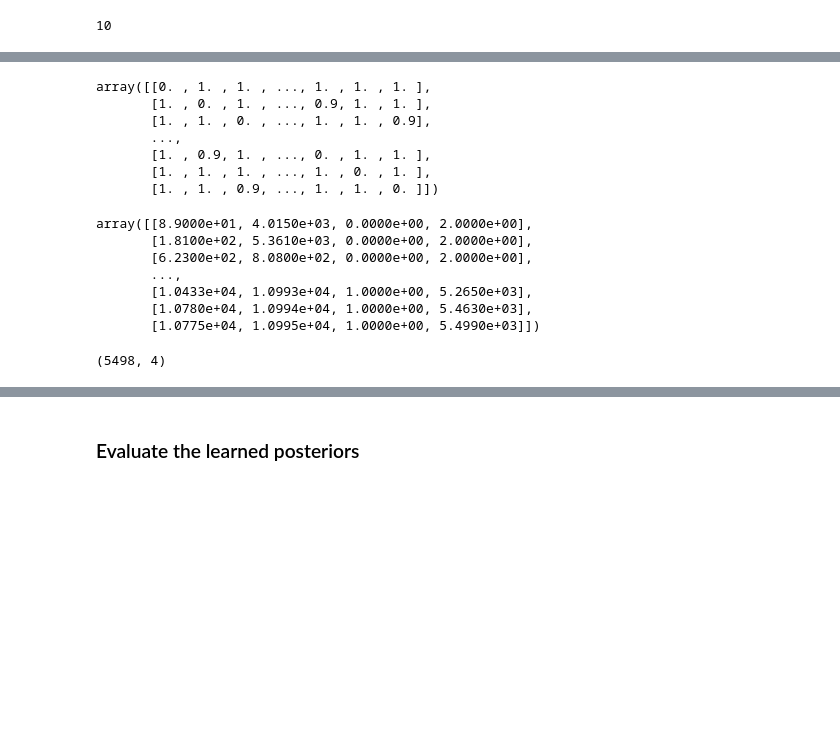
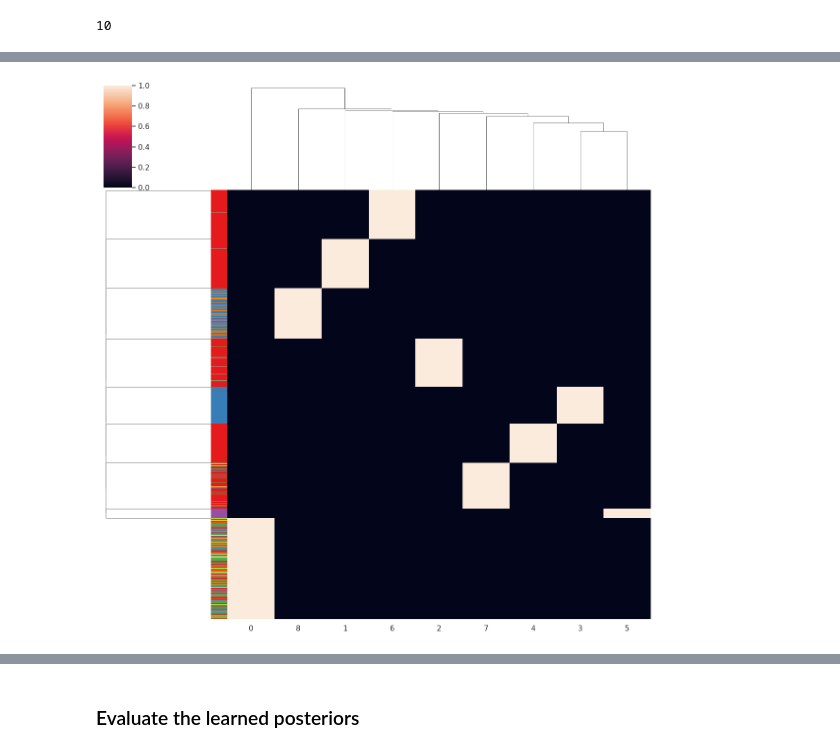
Before and after one commit to daklab/Leaflet-analysis, a Jupyter notebook: tabula_muris_brain/Leaflet/run_mixture_model_TM_SS2.ipynb, the cells around one changed output, grey strips where cells are left out. Saved outputs shown, nothing was run; the diff lists cells and outputs as text; code cells hidden in the pictures; blank space fills up the shorter version.

```diff
--- a/tabula_muris_brain/Leaflet/run_mixture_model_TM_SS2.ipynb
+++ b/tabula_muris_brain/Leaflet/run_mixture_model_TM_SS2.ipynb
@@ -69,9 +74,9 @@ hypers["eta"]
 ### load_cluster_data takes ~ 5 minutes for ss2 brain data....
 # %%
 # this folder contains input data for each tissue cell type sample
-input_files_folder = '/gpfs/commons/groups/knowles_lab/Karin/Leaflet-analysis-WD/TabulaMurisBrain/Brain/train/'
+input_files_folder = '/gpfs/commons/groups/knowles_lab/Karin/Leaflet-analysis-WD/TabulaMurisBrain/MLCB_Brain_true/train/'
 
-final_data, coo_counts_sparse, coo_cluster_sparse, cell_ids_conversion, junction_ids_conversion = load_cluster_data(
-    input_folder = input_files_folder)
+final_data, coo_counts_sparse, coo_cluster_sparse, cell_ids_conversion, junction_ids_conversion = load_cluster_data.load_cluster_data(
+    input_folder = input_files_folder, has_genes="yes")
 # %% [output]
 Reading in data from folder ...
@@ -107,8 +144,7 @@ torch.manual_seed(0)
 
 num_trials = 10 # should also be an argument that gets fed in
 num_iters = 100 # should also be an argument that gets fed in
-
-#K = 10
+K = 50
 
 # loop over the number of trials (for now just testing using one trial but in general need to evaluate how performance is affected by number of trials)
 #reload(betabinomo_mix_singlecells)
@@ -227,35 +304,0 @@ array([[1. , 0. , 0. , ..., 0. , 0. , 0. ],
-# %%
-# 2. Distance Matrix: Convert the consensus matrix to a distance matrix. Since the values in the consensus matrix range from 0 to 1, the distance can be computed
-# as distance = 1 - consensus_value. This ensures that cells frequently clustered together (high consensus value) have a small distance, while those rarely clustered together have a large distance.
-
-distance_matrix = 1 - normalized_matrix
-distance_matrix # <- want this to be the distance to feed into hierarchical clustering
-
-# one clustering derived from the 10 clustering results
-# is this cell incositenctly clustere
-# conensus clustering to get onto UMAP
-# per cell stability measure to plot, for every cell have its neighbors, maybe can calculate entropy on that somehow
-
-# L1 distance?
-# %% [output]
-array([[0. , 1. , 1. , ..., 1. , 1. , 1. ],
-       [1. , 0. , 1. , ..., 0.9, 1. , 1. ],
-       [1. , 1. , 0. , ..., 1. , 1. , 0.9],
-       ...,
-       [1. , 0.9, 1. , ..., 0. , 1. , 1. ],
-       [1. , 1. , 1. , ..., 1. , 0. , 1. ],
-       [1. , 1. , 0.9, ..., 1. , 1. , 0. ]])
-# %%
-#3. Consensus Clustering: Use the distance matrix as input to a clustering algorithm, such as hierarchical clustering or k-means, to obtain consensus clusters.
-# Ensure to choose an appropriate distance metric and linkage criterion if using hierarchical clustering.
-from scipy.cluster.hierarchy import dendrogram, linkage
-linkage_matrix = linkage(squareform(distance_matrix), method='complete', metric='precomputed') # since we have a distance matrix, we use the precomputed metric
-linkage_matrix
-# %% [output]
-array([[8.9000e+01, 4.0150e+03, 0.0000e+00, 2.0000e+00],
-       [1.8100e+02, 5.3610e+03, 0.0000e+00, 2.0000e+00],
-       [6.2300e+02, 8.0800e+02, 0.0000e+00, 2.0000e+00],
-       ...,
-       [1.0433e+04, 1.0993e+04, 1.0000e+00, 5.2650e+03],
-       [1.0780e+04, 1.0994e+04, 1.0000e+00, 5.4630e+03],
-       [1.0775e+04, 1.0995e+04, 1.0000e+00, 5.4990e+03]])
@@ -264,4 +305,19 @@ array([[8.9000e+01, 4.0150e+03, 0.0000e+00, 2.0000e+00],
-# %%
-linkage_matrix.shape
-# %% [output]
-(5498, 4)
+# %%
+# draw clustermap of sampled_distance_matrix
+# Create a clustermap with row colors representing cell types
+
+clustmap = sns.clustermap(
+    data=n_by_k_matrix[samp_indices,:],
+    annot=False,
+    fmt=".2f",
+    xticklabels=True,
+    yticklabels=False,
+    row_colors=row_colors,
+    figsize=(12, 12))
+
+#clustmap.ax_row_dendrogram.set_visible(False)
+
+# Show the plot
+plt.show()
+# %% [output]
+[figure, added]
```
Also changed, not shown: parts of 50 cells of this notebook, 8 other files.
